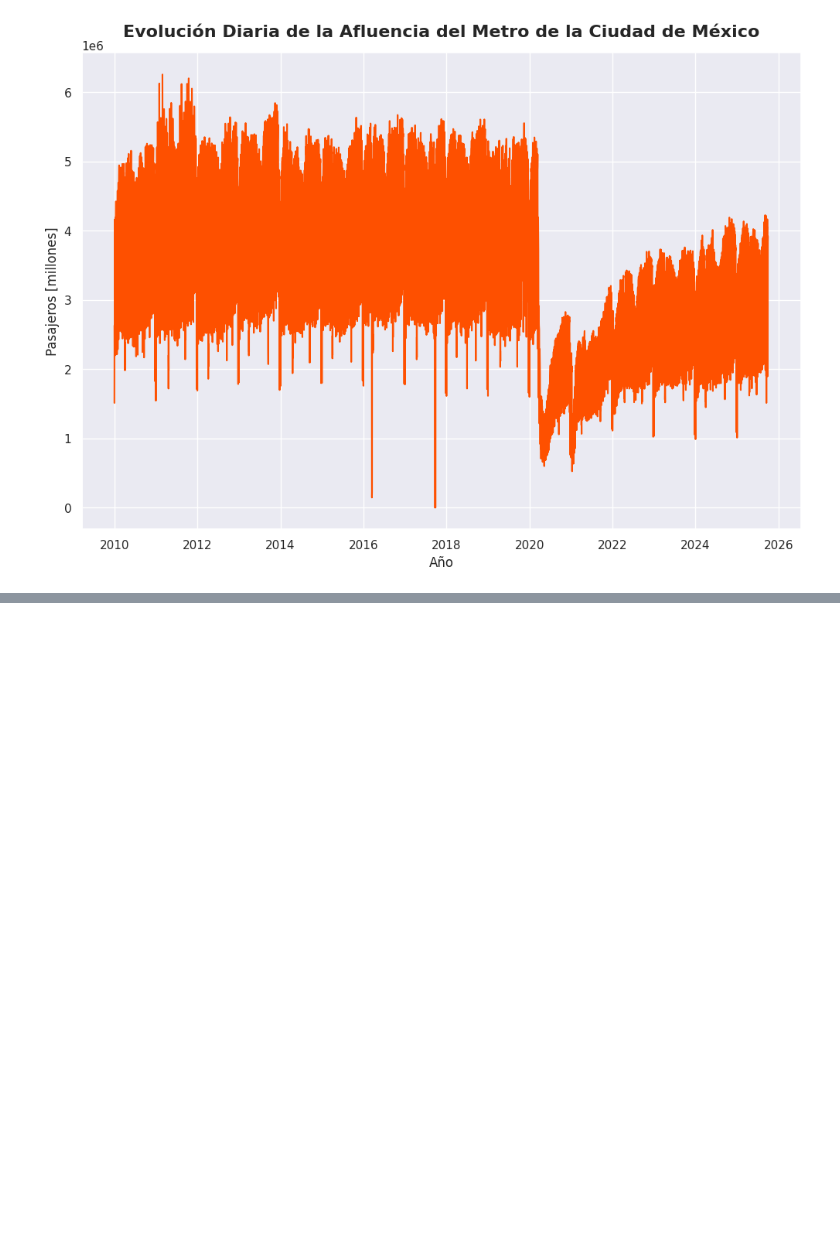
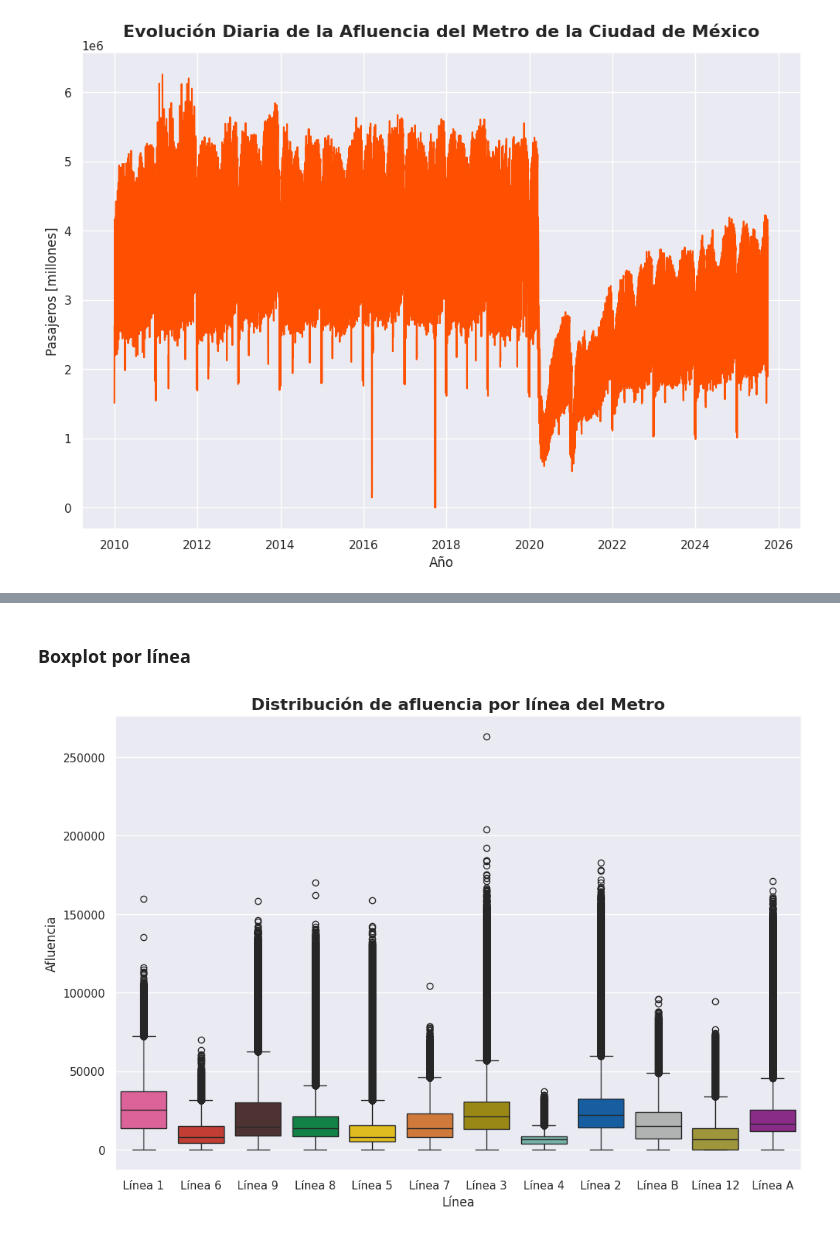
Before and after one commit to AndrsGzRo/prediccion-afluencia-metrocdmx, a Jupyter notebook: Prediccion_Metro_CDMX.ipynb, the cells around one changed output, grey strips where cells are left out. Cells and saved outputs as stored; diff of their text form; code cells hidden in the pictures; blank space fills up the shorter version.

```diff
--- a/Prediccion_Metro_CDMX.ipynb
+++ b/Prediccion_Metro_CDMX.ipynb
@@ -204,0 +255,17 @@ afluenciaprom_linea = (
+# %% [markdown]
+### Boxplot por línea
+# %%
+plt.figure(figsize=(12,8))
+sns.boxplot(
+    data=df,
+    x='linea',
+    y='afluencia',
+    palette=colores_metro,
+    hue='linea'
+)
+plt.xlabel('Línea')
+plt.ylabel('Afluencia')
+plt.title('Distribución de afluencia por línea del Metro',fontsize=16,fontweight='bold')
+plt.show()
+# %% [output]
+[figure, added]
```
Also changed, not shown: parts of 20 cells of this notebook.
